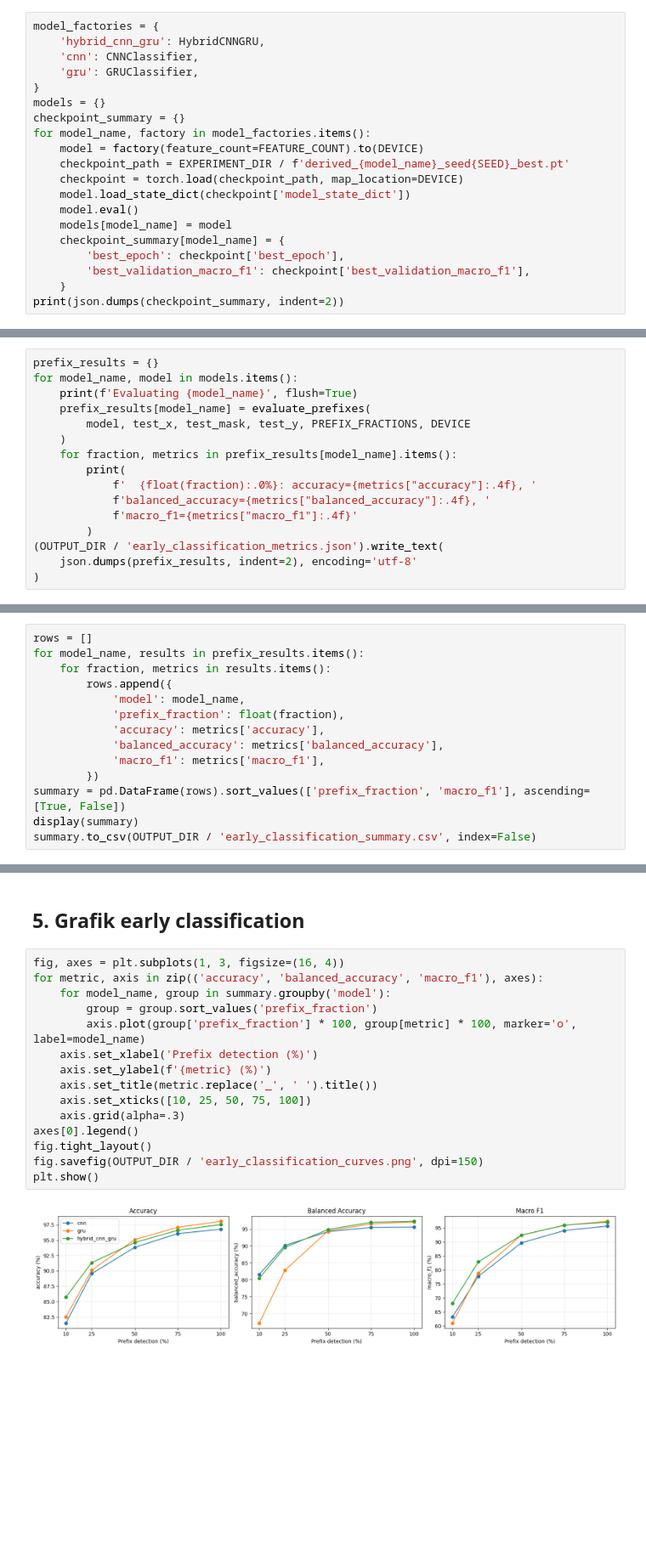
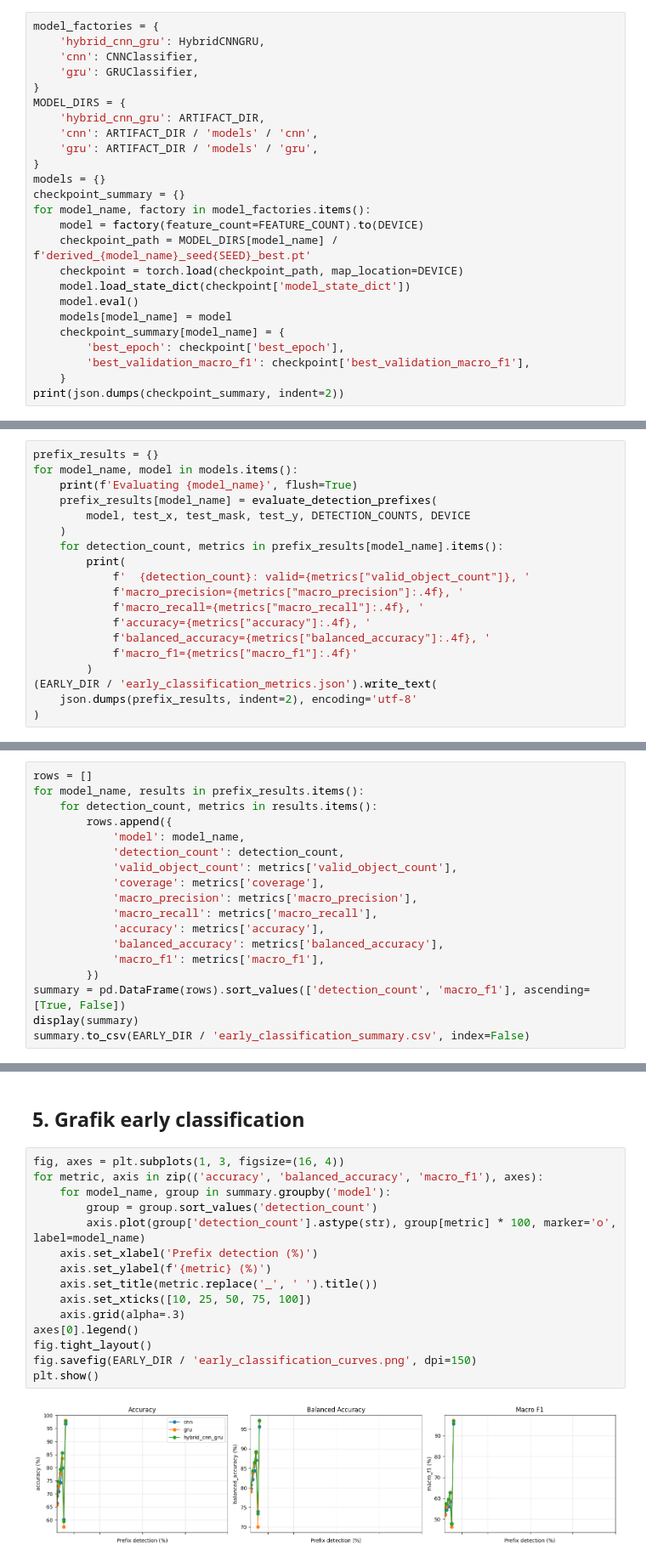
Before and after one commit to indomiekwah/ztf-classifier, a Jupyter notebook: training/notebooks/early_classification_experiment.ipynb, the cells around one changed output, grey strips where cells are left out. Shown at 85% size. Drawn from its saved outputs; the diff is of its cells as text; blank space fills up the shorter version.

Commit message:
backup current experiment state

```diff
--- a/training/notebooks/early_classification_experiment.ipynb
+++ b/training/notebooks/early_classification_experiment.ipynb
@@ -63,11 +67,16 @@ model_factories = {
     'cnn': CNNClassifier,
     'gru': GRUClassifier,
 }
+MODEL_DIRS = {
+    'hybrid_cnn_gru': ARTIFACT_DIR,
+    'cnn': ARTIFACT_DIR / 'models' / 'cnn',
+    'gru': ARTIFACT_DIR / 'models' / 'gru',
+}
 models = {}
 checkpoint_summary = {}
 for model_name, factory in model_factories.items():
     model = factory(feature_count=FEATURE_COUNT).to(DEVICE)
-    checkpoint_path = EXPERIMENT_DIR / f'derived_{model_name}_seed{SEED}_best.pt'
+    checkpoint_path = MODEL_DIRS[model_name] / f'derived_{model_name}_seed{SEED}_best.pt'
     checkpoint = torch.load(checkpoint_path, map_location=DEVICE)
     model.load_state_dict(checkpoint['model_state_dict'])
     model.eval()
@@ -100,16 +109,19 @@ Untuk setiap OID dan fraction, hanya detection pertama sampai batas prefix yang
 prefix_results = {}
 for model_name, model in models.items():
     print(f'Evaluating {model_name}', flush=True)
-    prefix_results[model_name] = evaluate_prefixes(
-        model, test_x, test_mask, test_y, PREFIX_FRACTIONS, DEVICE
+    prefix_results[model_name] = evaluate_detection_prefixes(
+        model, test_x, test_mask, test_y, DETECTION_COUNTS, DEVICE
     )
-    for fraction, metrics in prefix_results[model_name].items():
+    for detection_count, metrics in prefix_results[model_name].items():
         print(
-            f'  {float(fraction):.0%}: accuracy={metrics["accuracy"]:.4f}, '
+            f'  {detection_count}: valid={metrics["valid_object_count"]}, '
+            f'macro_precision={metrics["macro_precision"]:.4f}, '
+            f'macro_recall={metrics["macro_recall"]:.4f}, '
+            f'accuracy={metrics["accuracy"]:.4f}, '
             f'balanced_accuracy={metrics["balanced_accuracy"]:.4f}, '
             f'macro_f1={metrics["macro_f1"]:.4f}'
         )
-(OUTPUT_DIR / 'early_classification_metrics.json').write_text(
+(EARLY_DIR / 'early_classification_metrics.json').write_text(
     json.dumps(prefix_results, indent=2), encoding='utf-8'
 )
 # %% [output]
@@ -137,15 +148,19 @@ Evaluating gru
 # %%
 rows = []
 for model_name, results in prefix_results.items():
-    for fraction, metrics in results.items():
+    for detection_count, metrics in results.items():
         rows.append({
             'model': model_name,
-            'prefix_fraction': float(fraction),
+            'detection_count': detection_count,
+            'valid_object_count': metrics['valid_object_count'],
+            'coverage': metrics['coverage'],
+            'macro_precision': metrics['macro_precision'],
+            'macro_recall': metrics['macro_recall'],
             'accuracy': metrics['accuracy'],
             'balanced_accuracy': metrics['balanced_accuracy'],
             'macro_f1': metrics['macro_f1'],
         })
-summary = pd.DataFrame(rows).sort_values(['prefix_fraction', 'macro_f1'], ascending=[True, False])
+summary = pd.DataFrame(rows).sort_values(['detection_count', 'macro_f1'], ascending=[True, False])
 display(summary)
-summary.to_csv(OUTPUT_DIR / 'early_classification_summary.csv', index=False)
+summary.to_csv(EARLY_DIR / 'early_classification_summary.csv', index=False)
 # %% [output]
@@ -170,20 +186,20 @@ summary.to_csv(OUTPUT_DIR / 'early_classification_summary.csv', index=False)
 # %%
 fig, axes = plt.subplots(1, 3, figsize=(16, 4))
 for metric, axis in zip(('accuracy', 'balanced_accuracy', 'macro_f1'), axes):
     for model_name, group in summary.groupby('model'):
-        group = group.sort_values('prefix_fraction')
-        axis.plot(group['prefix_fraction'] * 100, group[metric] * 100, marker='o', label=model_name)
+        group = group.sort_values('detection_count')
+        axis.plot(group['detection_count'].astype(str), group[metric] * 100, marker='o', label=model_name)
     axis.set_xlabel('Prefix detection (%)')
     axis.set_ylabel(f'{metric} (%)')
     axis.set_title(metric.replace('_', ' ').title())
     axis.set_xticks([10, 25, 50, 75, 100])
     axis.grid(alpha=.3)
 axes[0].legend()
 fig.tight_layout()
-fig.savefig(OUTPUT_DIR / 'early_classification_curves.png', dpi=150)
+fig.savefig(EARLY_DIR / 'early_classification_curves.png', dpi=150)
 plt.show()
 # %% [output]
-[figure, old version]
+[figure, new version]
 # %% [markdown]
 ## 6. Confusion matrix pada prefix awal
 
```
Also changed, not shown: parts of 8 cells of this notebook, 31 other files.
